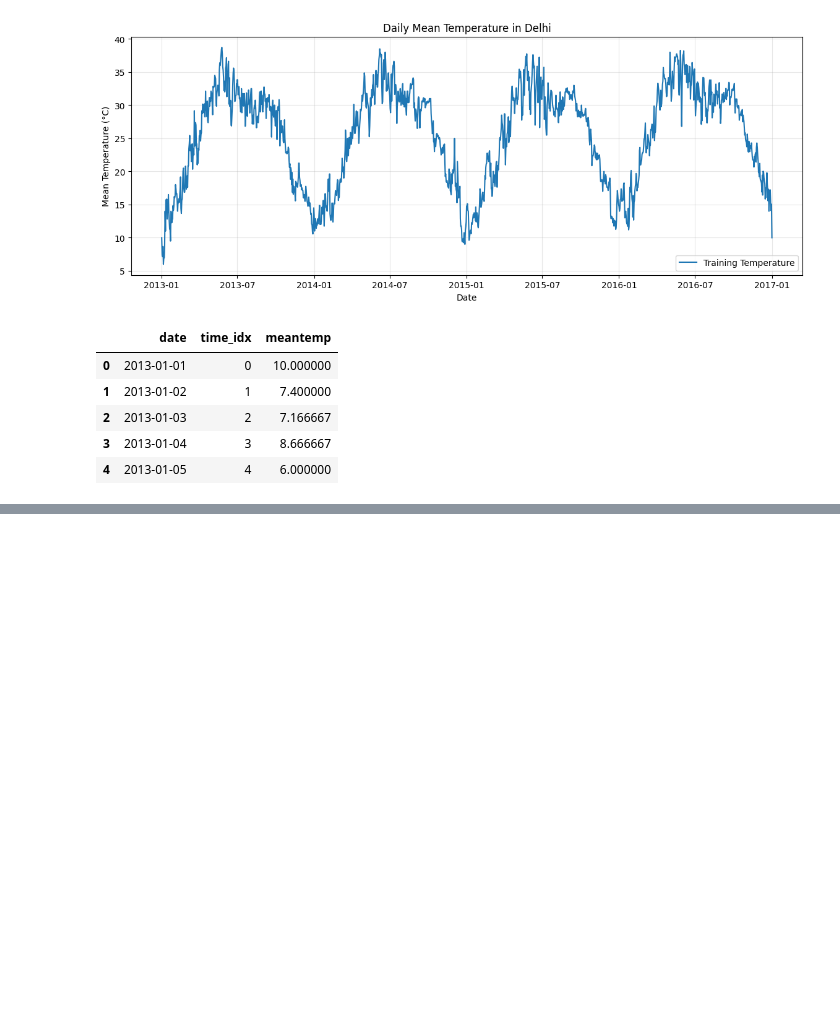
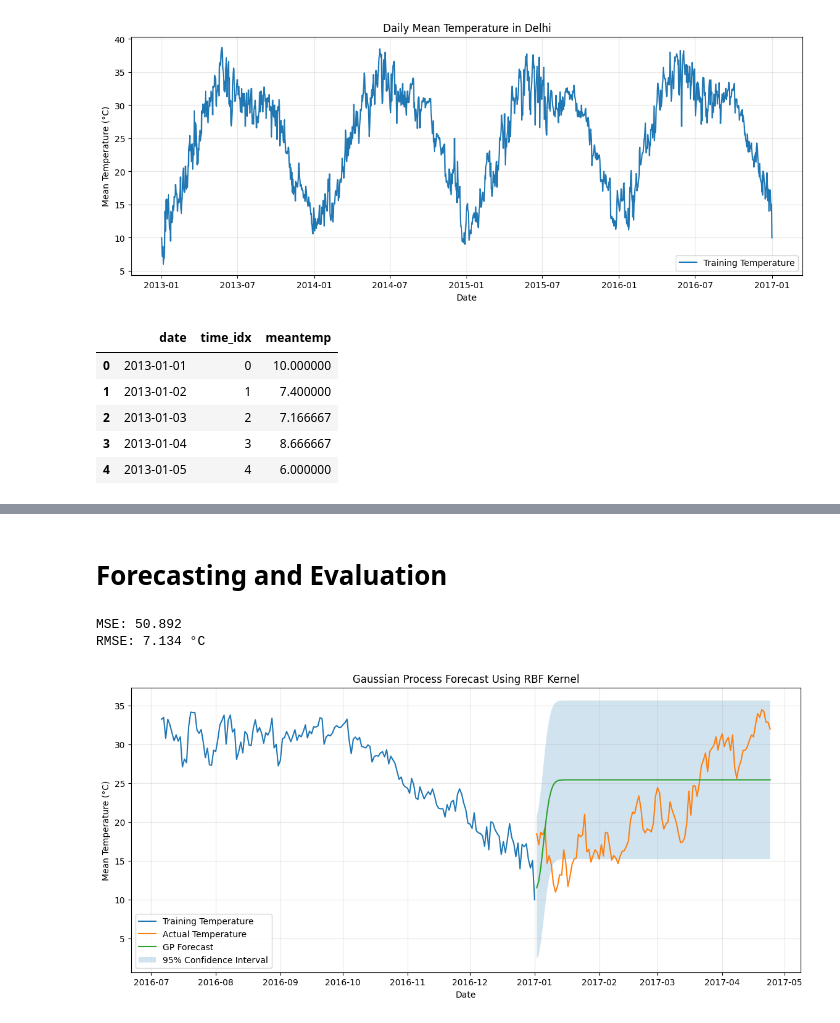
Before and after one commit to Ansarss/Ai_learning_experiments, a Jupyter notebook: daily_mean_temperature_with_a_Gaussian_Process.ipynb, the cells around one changed output, grey strips where cells are left out. Drawn from its saved outputs; the diff is of its cells as text; code cells hidden in the pictures; blank space fills up the shorter version.

```diff
--- a/daily_mean_temperature_with_a_Gaussian_Process.ipynb
+++ b/daily_mean_temperature_with_a_Gaussian_Process.ipynb
@@ -81,11 +81,16 @@ test_df["date"] = pd.to_datetime(test_df["date"])
 train_df = train_df.sort_values("date").reset_index(drop=True)
 test_df = test_df.sort_values("date").reset_index(drop=True)
 
+# REMOVE THE OVERLAPPING TEST DATE
+test_df = test_df[test_df["date"] > train_df["date"].max()].reset_index(drop=True)
+
 print("Training period:")
 print(train_df["date"].min(), "to", train_df["date"].max())
 
 print("\nTesting period:")
 print(test_df["date"].min(), "to", test_df["date"].max())
+
+print("Testing observations:", len(test_df))
 # %% [output]
 Training period:
 2013-01-01 00:00:00 to 2017-01-01 00:00:00
@@ -315,0 +323,2 @@ Iteration 100/100 - Loss: 0.119 - Lengthscale: 0.008 - Noise: 0.022
+# %% [markdown]
+# Forecasting and Evaluation
@@ -315,0 +340,70 @@ Iteration 100/100 - Loss: 0.119 - Lengthscale: 0.008 - Noise: 0.022
+# %%
+# Convert predictions back to degrees Celsius
+pred_mean = y_scaler.inverse_transform(
+    pred_mean_scaled.reshape(-1, 1)
+).ravel()
+
+lower = y_scaler.inverse_transform(
+    lower_scaled.reshape(-1, 1)
+).ravel()
+
+upper = y_scaler.inverse_transform(
+    upper_scaled.reshape(-1, 1)
+).ravel()
+
+actual = test_df["meantemp"].values
+# %%
+from sklearn.metrics import mean_squared_error
+
+mse = mean_squared_error(actual, pred_mean)
+rmse = np.sqrt(mse)
+
+print(f"MSE: {mse:.3f}")
+print(f"RMSE: {rmse:.3f} °C")
+# %% [output]
+MSE: 50.892
+RMSE: 7.134 °C
+# %%
+plt.figure(figsize=(14, 6))
+
+# Recent training history
+recent_train = train_df.tail(180)
+
+plt.plot(
+    recent_train["date"],
+    recent_train["meantemp"],
+    label="Training Temperature"
+)
+
+# Actual test temperatures
+plt.plot(
+    test_df["date"],
+    actual,
+    label="Actual Temperature"
+)
+
+# GP prediction
+plt.plot(
+    test_df["date"],
+    pred_mean,
+    label="GP Forecast"
+)
+
+# 95% confidence interval
+plt.fill_between(
+    test_df["date"],
+    lower,
+    upper,
+    alpha=0.2,
+    label="95% Confidence Interval"
+)
+
+plt.xlabel("Date")
+plt.ylabel("Mean Temperature (°C)")
+plt.title("Gaussian Process Forecast Using RBF Kernel")
+plt.legend()
+plt.grid(alpha=0.3)
+
+plt.show()
+# %% [output]
+[figure, added]
```
Also changed, not shown: parts of 7 cells of this notebook.
